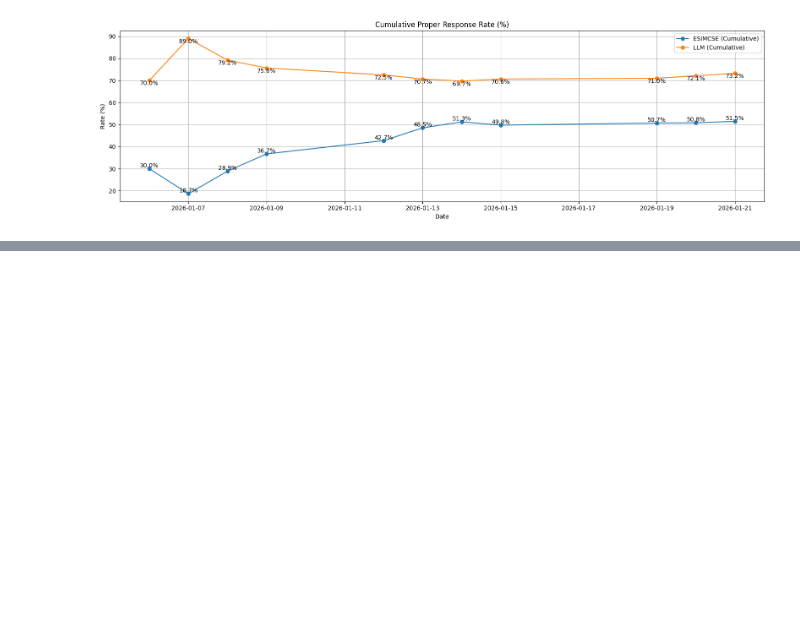
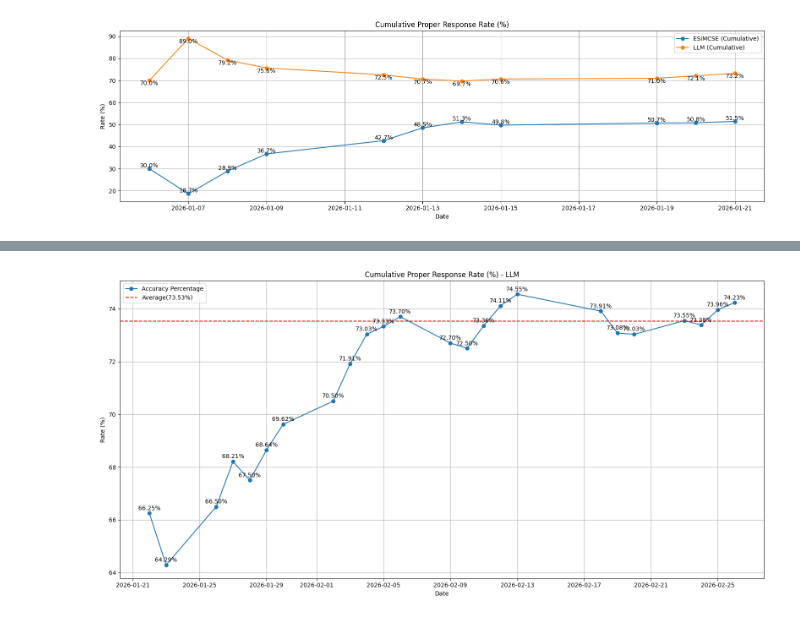
Before and after one commit to keisezrggx/ai_dashboard, a Jupyter notebook: backend/qc/read_llm_qc.ipynb, the cells around one changed output, grey strips where cells are left out. Saved outputs shown, nothing was run; the diff lists cells and outputs as text; code cells hidden in the pictures; blank space fills up the shorter version.

```diff
--- a/backend/qc/read_llm_qc.ipynb
+++ b/backend/qc/read_llm_qc.ipynb
@@ -252,0 +285,9 @@ plt.show()
+# %%
+df_clean = df[['date', 'Result']].copy()
+
+df_clean.columns = df_clean.columns.str.lower()
+
+df_clean['date'] = pd.to_datetime(df_clean['date'])
+df_clean['result'] = df_clean['result'].astype('category')
+
+df_clean
@@ -252,0 +351,35 @@ plt.show()
+# %%
+fig = plt.figure(figsize=(16, 8))
+
+plt.plot(
+    llm_daily.index,
+    llm_daily.get('cum_like_pct', 0),
+    label='Accuracy Percentage',
+    marker = 'o'
+)
+
+# mean line
+mean_pct = llm_daily['cum_like_pct'].tail(14).mean()
+
+plt.axhline(
+    y=mean_pct,
+    color='red',
+    linestyle='--',
+    label=f'Average({mean_pct:.2f}%)'
+)
+
+# adding percentage labels
+for x, y in zip(llm_daily.index, llm_daily['cum_like_pct']):
+    plt.text(x, y + 0.3, f'{y:.2f}%', ha='center', va='top')
+
+
+
+plt.title('Cumulative Proper Response Rate (%) - LLM')
+plt.ylabel('Rate (%)')
+plt.xlabel('Date')
+plt.legend()
+plt.grid(True)
+plt.tight_layout()
+plt.show()
+# %% [output]
+[figure, added]
```
Also changed, not shown: parts of 5 cells of this notebook, 14 other files.
